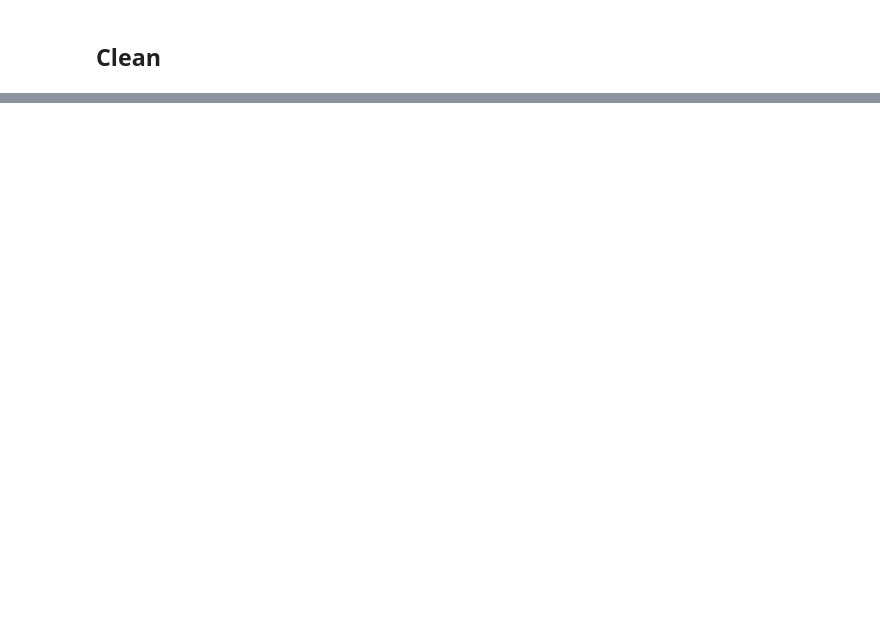
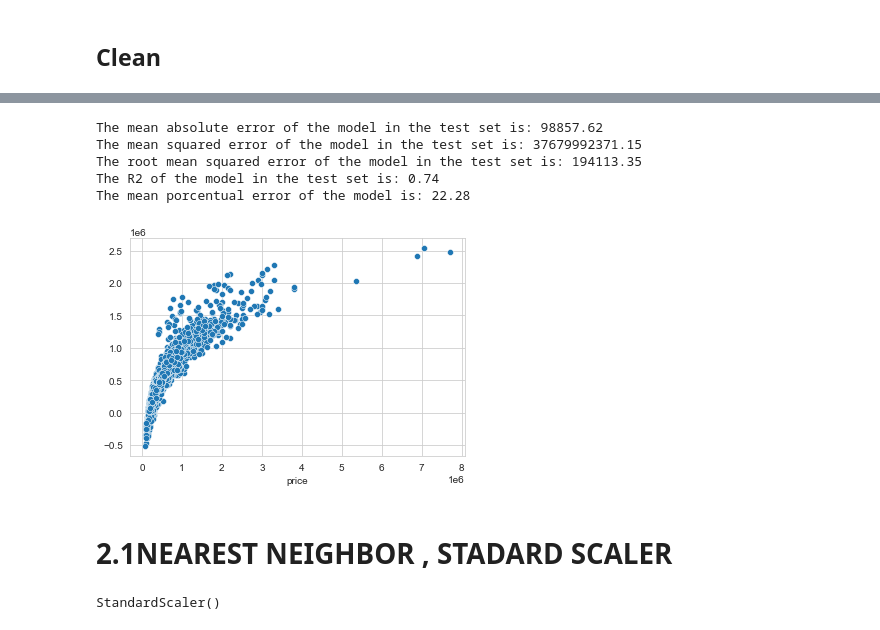
Before and after one commit to urgpan/quijoman, a Jupyter notebook: python/Juan_regression_data.ipynb, the cells around one changed output, grey strips where cells are left out. Cells and saved outputs as stored; diff of their text form; code cells hidden in the pictures; blank space fills up the shorter version.

```diff
--- a/python/Juan_regression_data.ipynb
+++ b/python/Juan_regression_data.ipynb
@@ -479,0 +239,2 @@ reg.score(x_test, y_test)
+# %%
+data.columns=list(map(lambda x: x.replace(' ','_'), data.columns))
@@ -479,0 +380,6 @@ reg.score(x_test, y_test)
+# %%
+y2 = data['price']
+X2 = data.drop(['price'],axis=1)
+# %%
+for i in X2[['sqft_above', 'sqft_lot15']]:
+    X2[i] = X2[i].apply(log_transform_clean)
@@ -479,0 +390,11 @@ reg.score(x_test, y_test)
+# %%
+model2, predictions2 = train_test_model(LinearRegression(),data_train_sc2, data_test_sc2, y_train2, y_test2)
+# %% [output]
+The mean absolute error of the model in the test set is: 98857.62
+The mean squared error of the model in the test set is: 37679992371.15
+The root mean squared error of the model in the test set is: 194113.35
+The R2 of the model in the test set is: 0.74
+The mean porcentual error of the model is: 22.28
+[figure, added]
+# %% [markdown]
+# 2.1NEAREST NEIGHBOR , STADARD SCALER
@@ -479,0 +406,4 @@ reg.score(x_test, y_test)
+# %%
+data_train_sc21, data_test_sc21, X_train21, X_test21, y_train21, y_test21 = train_test_scale(X21, y21, StandardScaler(), 100)
+# %% [output]
+StandardScaler()
```
Also changed, not shown: parts of 191 cells of this notebook.
